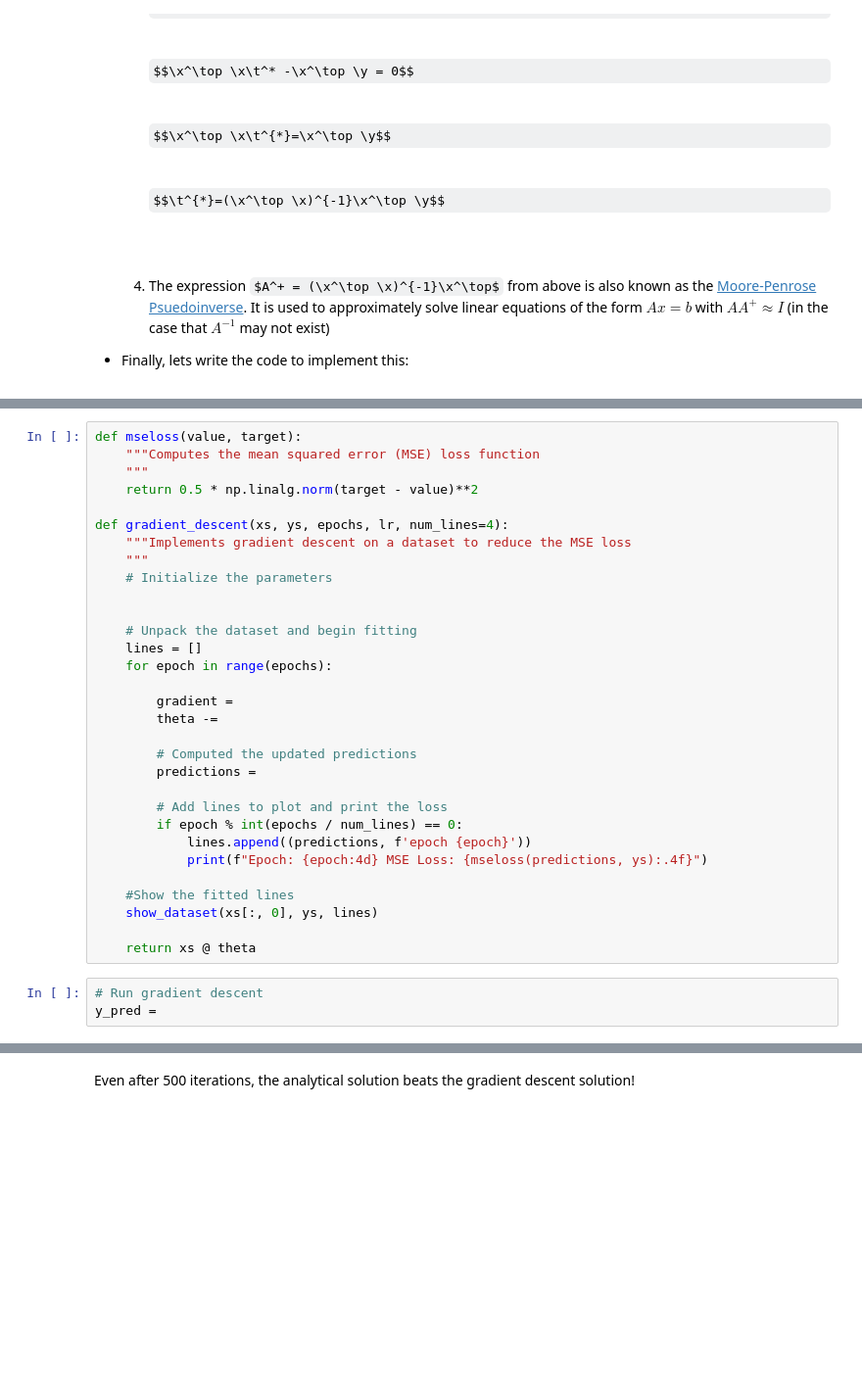
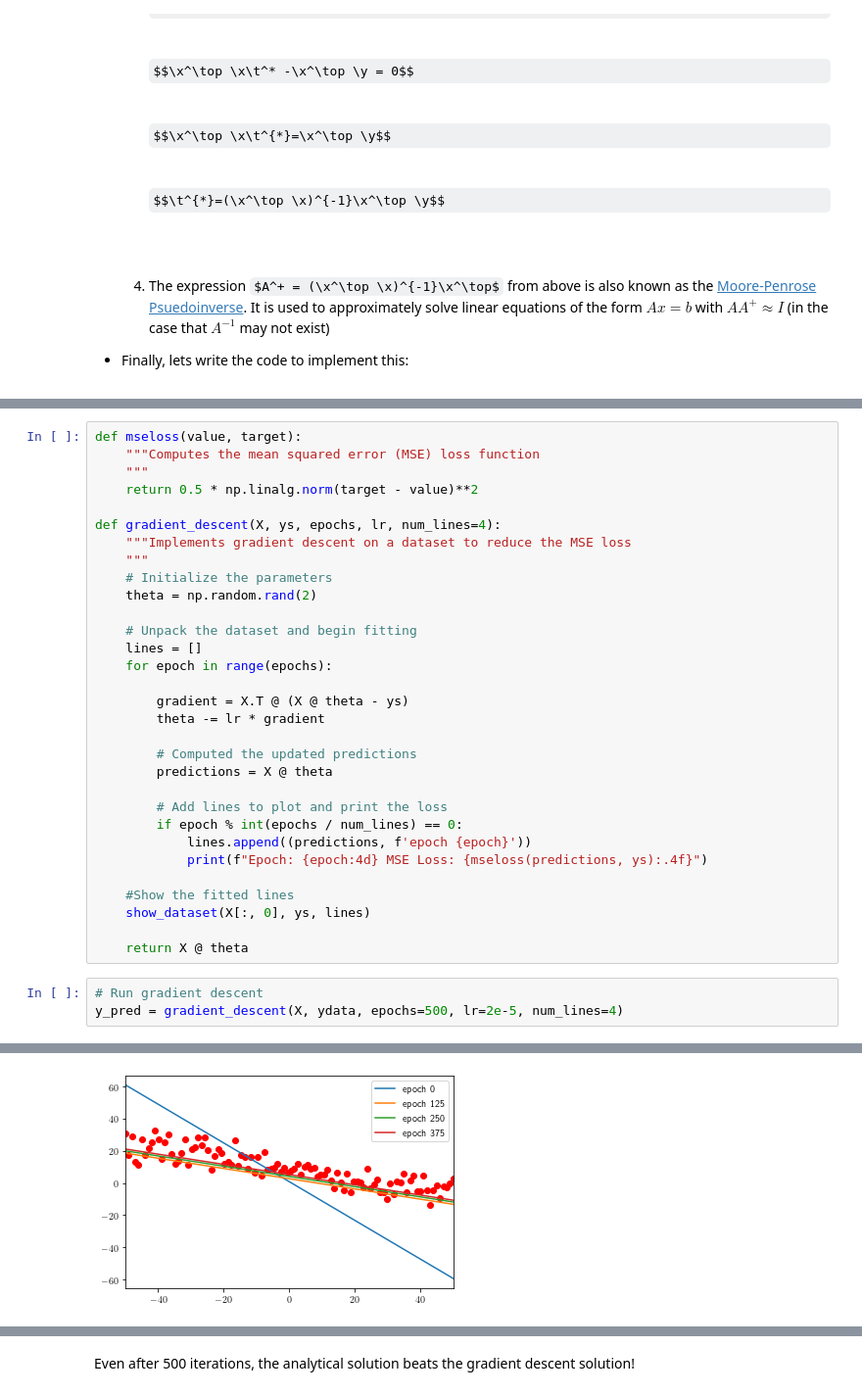
Before and after one commit to jbial/ml-tutorials, a Jupyter notebook: linear_regression/linreg_tutorial.ipynb, the cells around one changed output, grey strips where cells are left out. Shown at 98% size. Saved outputs shown, nothing was run; the diff lists cells and outputs as text; some formulas as TeX source; blank space fills up the shorter version.

```diff
--- a/linear_regression/linreg_tutorial.ipynb
+++ b/linear_regression/linreg_tutorial.ipynb
@@ -129,21 +157,21 @@ def mseloss(value, target):
     """
     return 0.5 * np.linalg.norm(target - value)**2
 
-def gradient_descent(xs, ys, epochs, lr, num_lines=4):
+def gradient_descent(X, ys, epochs, lr, num_lines=4):
     """Implements gradient descent on a dataset to reduce the MSE loss
     """
     # Initialize the parameters
-
+    theta = np.random.rand(2)
 
     # Unpack the dataset and begin fitting
     lines = []
     for epoch in range(epochs):
 
-        gradient =
-        theta -=
+        gradient = X.T @ (X @ theta - ys)
+        theta -= lr * gradient
 
         # Computed the updated predictions
-        predictions =
+        predictions = X @ theta
 
         # Add lines to plot and print the loss
         if epoch % int(epochs / num_lines) == 0:
@@ -151,9 +179,10 @@ def gradient_descent(xs, ys, epochs, lr, num_lines=4):
             print(f"Epoch: {epoch:4d} MSE Loss: {mseloss(predictions, ys):.4f}")
 
     #Show the fitted lines
-    show_dataset(xs[:, 0], ys, lines)
+    show_dataset(X[:, 0], ys, lines)
 
-    return xs @ theta
+    return X @ theta
 # %%
 # Run gradient descent
-y_pred =
+y_pred = gradient_descent(X, ydata, epochs=500, lr=2e-5, num_lines=4)
+# %% [output]
@@ -160,2 +193,3 @@ y_pred =
+[figure, added]
 # %%
 # Looking at the loss compared to the gradient descent method
```
Also changed, not shown: parts of 7 cells of this notebook.
